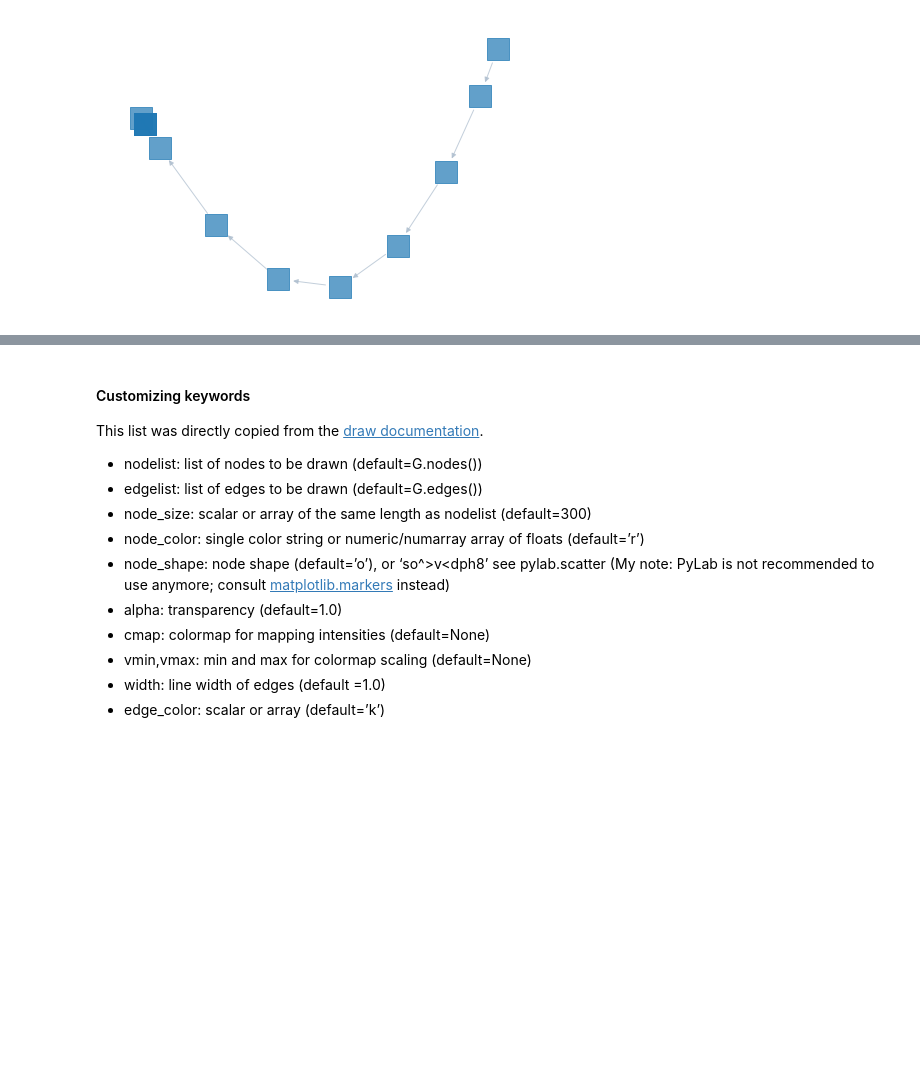
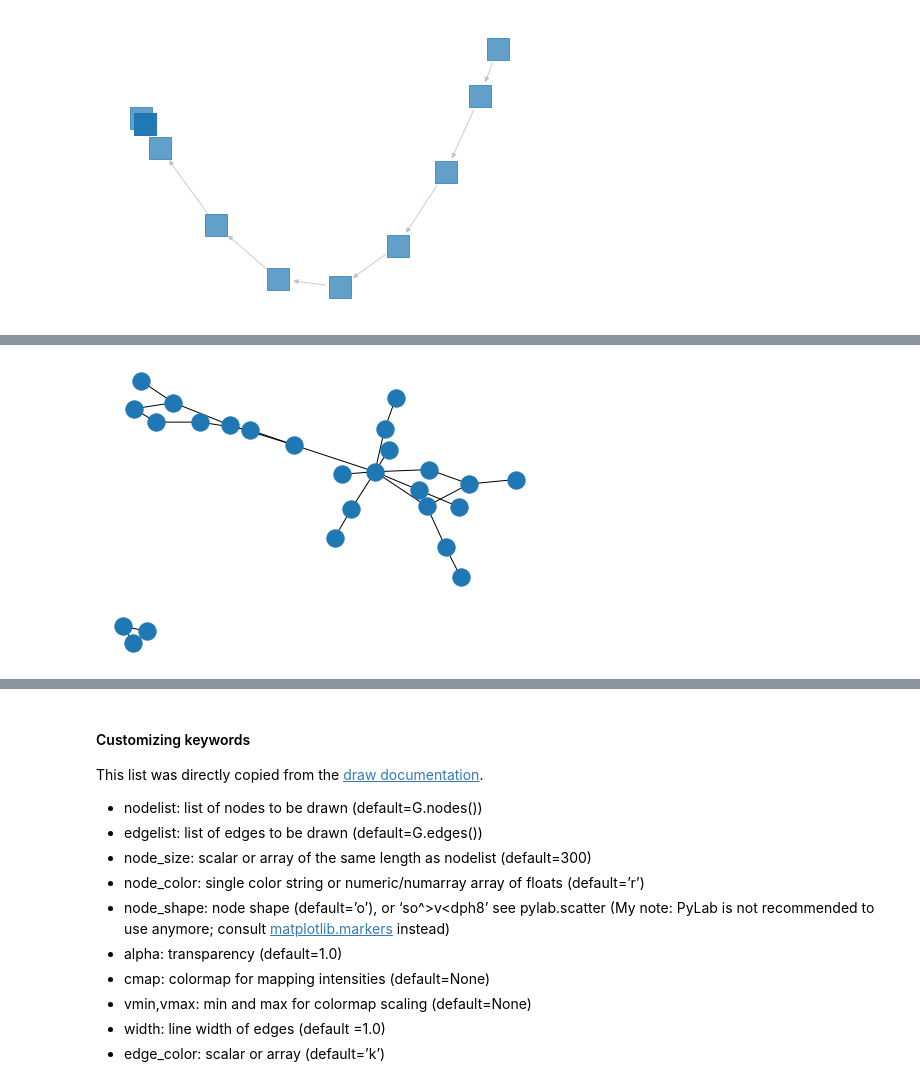
Before and after one commit to bronwencc/ML_practice, a Jupyter notebook: directed-graphs.ipynb, the cells around one changed output, grey strips where cells are left out. Drawn from its saved outputs; the diff is of its cells as text; code cells hidden in the pictures; blank space fills up the shorter version.

```diff
--- a/directed-graphs.ipynb
+++ b/directed-graphs.ipynb
@@ -142,0 +159,5 @@ nx.draw_spectral(dirG,node_size=450,alpha=0.7,edge_color="#aabbcc",node_shape="s
+# %%
+newGraph.add_edges_from(pairlist)
+nx.draw(newGraph)
+# %% [output]
+[figure, added]
```
Also changed, not shown: parts of 5 cells of this notebook, 1 other file.
